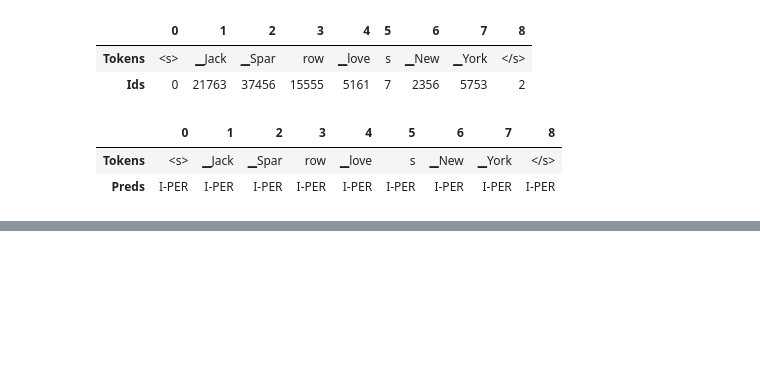
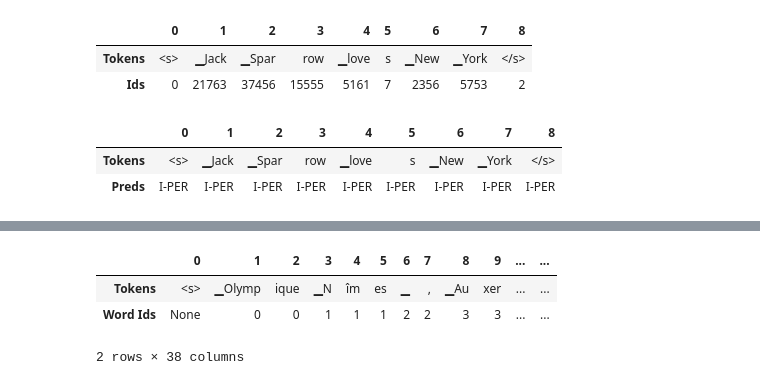
Before and after one commit to siddheshmhatre/workshops, a Jupyter notebook: transformers-book-reading-group/session-4/Chapter_4.ipynb, the cells around one changed output, grey strips where cells are left out. Cells and saved outputs as stored; diff of their text form; code cells hidden in the pictures; blank space fills up the shorter version.

```diff
--- a/transformers-book-reading-group/session-4/Chapter_4.ipynb
+++ b/transformers-book-reading-group/session-4/Chapter_4.ipynb
@@ -239,0 +212,7 @@ jack sparrow loves new york
+# %%
+pd.DataFrame([tokenized.tokens(), tokenized.word_ids()], index=['Tokens', 'Word Ids'])
+# %% [output]
+|  | 0 | 1 | 2 | 3 | 4 | 5 | 6 | 7 | 8 | 9 | ... | ... |
+| Tokens | <s> | ▁Olymp | ique | ▁N | îm | es | ▁ | , | ▁Au | xer | ... | ... |
+| Word Ids | None | 0 | 0 | 1 | 1 | 1 | 2 | 2 | 3 | 3 | ... | ... |
+2 rows × 38 columns
```
Also changed, not shown: parts of 22 cells of this notebook.
